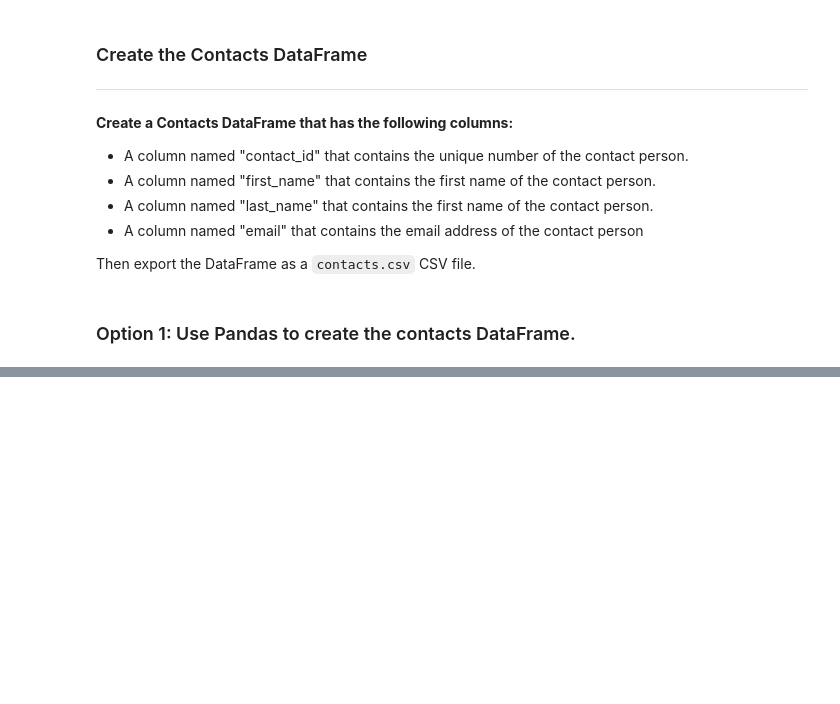
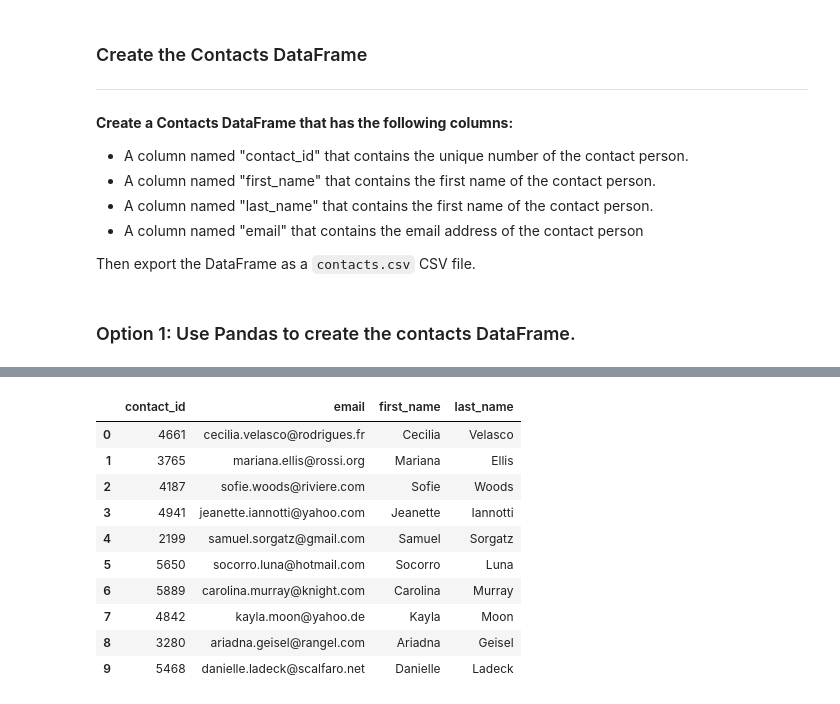
Before and after one commit to amshanaa/Crowdfunding_ETL, a Jupyter notebook: ETL_Mini_Project_Starter_Code_LMaxiel_FAdemuwagun_AShanaa.ipynb, the cells around one changed output, grey strips where cells are left out. Saved outputs shown, nothing was run; the diff lists cells and outputs as text; code cells hidden in the pictures; blank space fills up the shorter version.

```diff
--- a/ETL_Mini_Project_Starter_Code_LMaxiel_FAdemuwagun_AShanaa.ipynb
+++ b/ETL_Mini_Project_Starter_Code_LMaxiel_FAdemuwagun_AShanaa.ipynb
@@ -334,6 +341,14 @@ Then export the DataFrame as a `contacts.csv` CSV file.
 import json
 dict_values = []
 
+for index, row in contact_info_df.iterrows():
+    values = row[0].split(', ')
+    if len(values) >= 3:
+        contact_id = int(values[0].split(': ')[1])
+        name = values[1].split(': ')[1][1:-1]
+        email = values[2].split(': ')[1][1:-2]
+        contact_dict = {'contact_id': contact_id, 'name': name, 'email': email}
+        dict_values.append(contact_dict)
 
-# Print out the list of values for each row.
+# Print out the list of values for each row
 print(dict_values)
@@ -340,3 +357,7 @@ print(dict_values)
 # %%
 # Create a contact_info DataFrame and add each list of values, i.e., each row
 # to the 'contact_id', 'name', 'email' columns.
+contact_info_df = pd.DataFrame(dict_values)
+
+# Print out the DataFrame
+contact_info_df.head()
@@ -351,0 +385,21 @@ print(dict_values)
+# %%
+# Create "first_name" and "last_name" columns from the "name" column
+contact_info_df[['first_name', 'last_name']] = contact_info_df['name'].str.split(pat=' ', n=1, expand=True)
+
+# Drop the contact_name column
+contact_info_df.drop(columns=['name'], inplace=True)
+
+# Print the updated DataFrame
+contact_info_df.head(10)
+# %% [output]
+|  | contact_id | email | first_name | last_name |
+| 0 | 4661 | cecilia.velasco@rodrigues.fr | Cecilia | Velasco |
+| 1 | 3765 | mariana.ellis@rossi.org | Mariana | Ellis |
+| 2 | 4187 | sofie.woods@riviere.com | Sofie | Woods |
+| 3 | 4941 | jeanette.iannotti@yahoo.com | Jeanette | Iannotti |
+| 4 | 2199 | samuel.sorgatz@gmail.com | Samuel | Sorgatz |
+| 5 | 5650 | socorro.luna@hotmail.com | Socorro | Luna |
+| 6 | 5889 | carolina.murray@knight.com | Carolina | Murray |
+| 7 | 4842 | kayla.moon@yahoo.de | Kayla | Moon |
+| 8 | 3280 | ariadna.geisel@rangel.com | Ariadna | Geisel |
+| 9 | 5468 | danielle.ladeck@scalfaro.net | Danielle | Ladeck |
```
Also changed, not shown: parts of 21 cells of this notebook, 3 other files.
